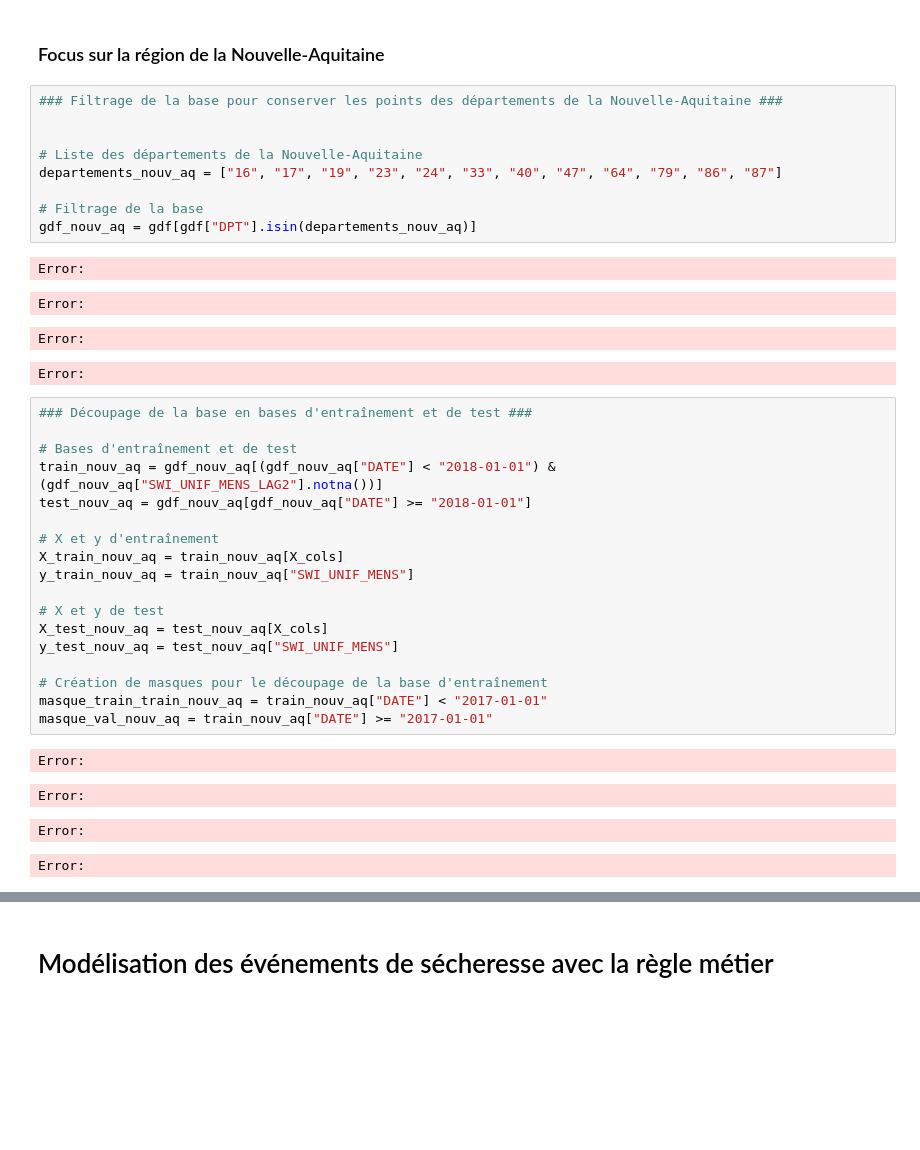
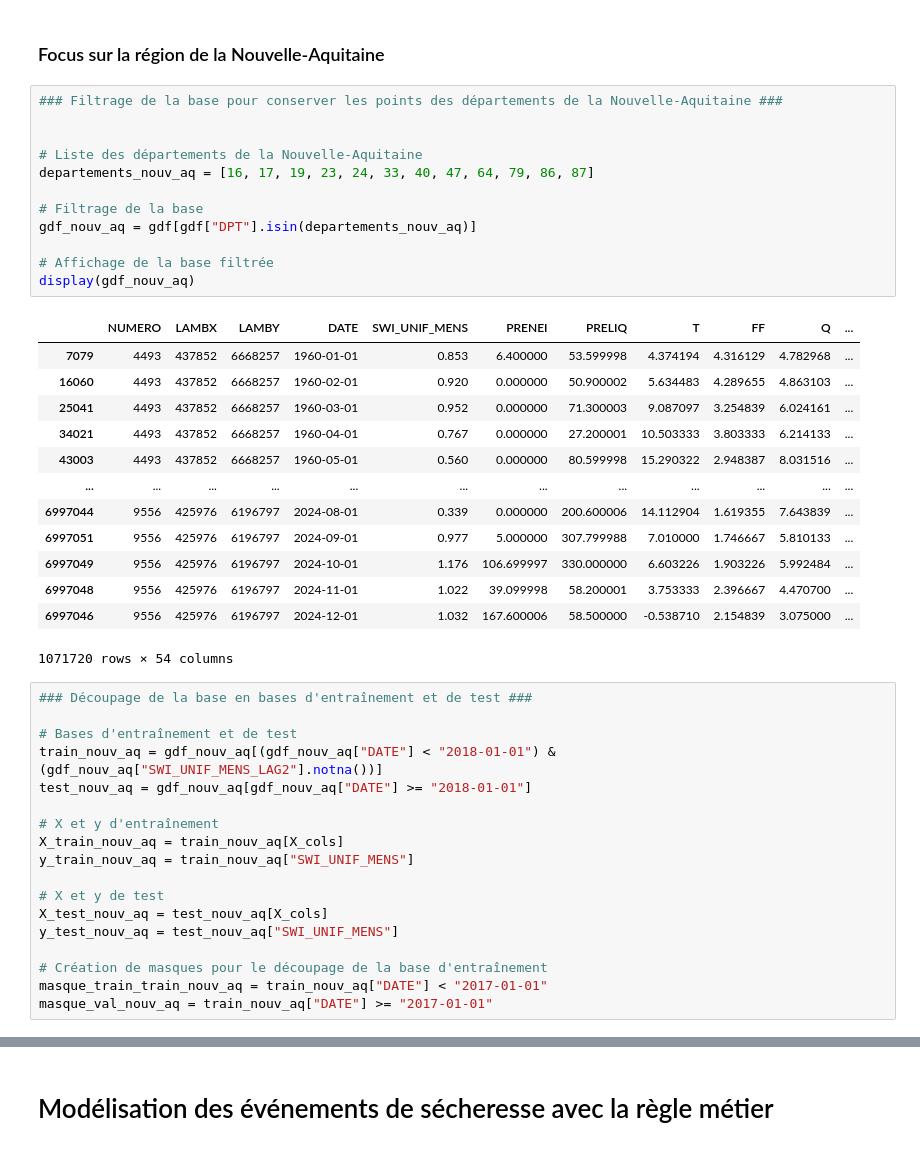
Before and after one commit to Lanouraf/Climate_Risk_Project_SWI_MS_A, a Jupyter notebook: modelisation.ipynb, the cells around one changed output, grey strips where cells are left out. Drawn from its saved outputs; the diff is of its cells as text; blank space fills up the shorter version.

```diff
--- a/modelisation.ipynb
+++ b/modelisation.ipynb
@@ -1055,17 +947,29 @@ Error:
 # %%
 ### Filtrage de la base pour conserver les points des départements de la Nouvelle-Aquitaine ###
 
 
 # Liste des départements de la Nouvelle-Aquitaine
-departements_nouv_aq = ["16", "17", "19", "23", "24", "33", "40", "47", "64", "79", "86", "87"]
+departements_nouv_aq = [16, 17, 19, 23, 24, 33, 40, 47, 64, 79, 86, 87]
 
 # Filtrage de la base
 gdf_nouv_aq = gdf[gdf["DPT"].isin(departements_nouv_aq)]
+
+# Affichage de la base filtrée
+display(gdf_nouv_aq)
 # %% [output]
+|  | NUMERO | LAMBX | LAMBY | DATE | SWI_UNIF_MENS | PRENEI | PRELIQ | T | FF | Q | ... |
+| 7079 | 4493 | 437852 | 6668257 | 1960-01-01 | 0.853 | 6.400000 | 53.599998 | 4.374194 | 4.316129 | 4.782968 | ... |
+| 16060 | 4493 | 437852 | 6668257 | 1960-02-01 | 0.920 | 0.000000 | 50.900002 | 5.634483 | 4.289655 | 4.863103 | ... |
+| 25041 | 4493 | 437852 | 6668257 | 1960-03-01 | 0.952 | 0.000000 | 71.300003 | 9.087097 | 3.254839 | 6.024161 | ... |
+| 34021 | 4493 | 437852 | 6668257 | 1960-04-01 | 0.767 | 0.000000 | 27.200001 | 10.503333 | 3.803333 | 6.214133 | ... |
+| 43003 | 4493 | 437852 | 6668257 | 1960-05-01 | 0.560 | 0.000000 | 80.599998 | 15.290322 | 2.948387 | 8.031516 | ... |
+| ... | ... | ... | ... | ... | ... | ... | ... | ... | ... | ... | ... |
+| 6997044 | 9556 | 425976 | 6196797 | 2024-08-01 | 0.339 | 0.000000 | 200.600006 | 14.112904 | 1.619355 | 7.643839 | ... |
+| 6997051 | 9556 | 425976 | 6196797 | 2024-09-01 | 0.977 | 5.000000 | 307.799988 | 7.010000 | 1.746667 | 5.810133 | ... |
+| 6997049 | 9556 | 425976 | 6196797 | 2024-10-01 | 1.176 | 106.699997 | 330.000000 | 6.603226 | 1.903226 | 5.992484 | ... |
+| 6997048 | 9556 | 425976 | 6196797 | 2024-11-01 | 1.022 | 39.099998 | 58.200001 | 3.753333 | 2.396667 | 4.470700 | ... |
+| 6997046 | 9556 | 425976 | 6196797 | 2024-12-01 | 1.032 | 167.600006 | 58.500000 | -0.538710 | 2.154839 | 3.075000 | ... |
-Error:
+1071720 rows × 54 columns
-Error:
-Error:
-Error:
 # %%
 ### Découpage de la base en bases d'entraînement et de test ###
 
@@ -1084,8 +988,3 @@ y_test_nouv_aq = test_nouv_aq["SWI_UNIF_MENS"]
 # Création de masques pour le découpage de la base d'entraînement
 masque_train_train_nouv_aq = train_nouv_aq["DATE"] < "2017-01-01"
 masque_val_nouv_aq = train_nouv_aq["DATE"] >= "2017-01-01"
-# %% [output]
-Error:
-Error:
-Error:
-Error:
```
Also changed, not shown: parts of 54 cells of this notebook.
